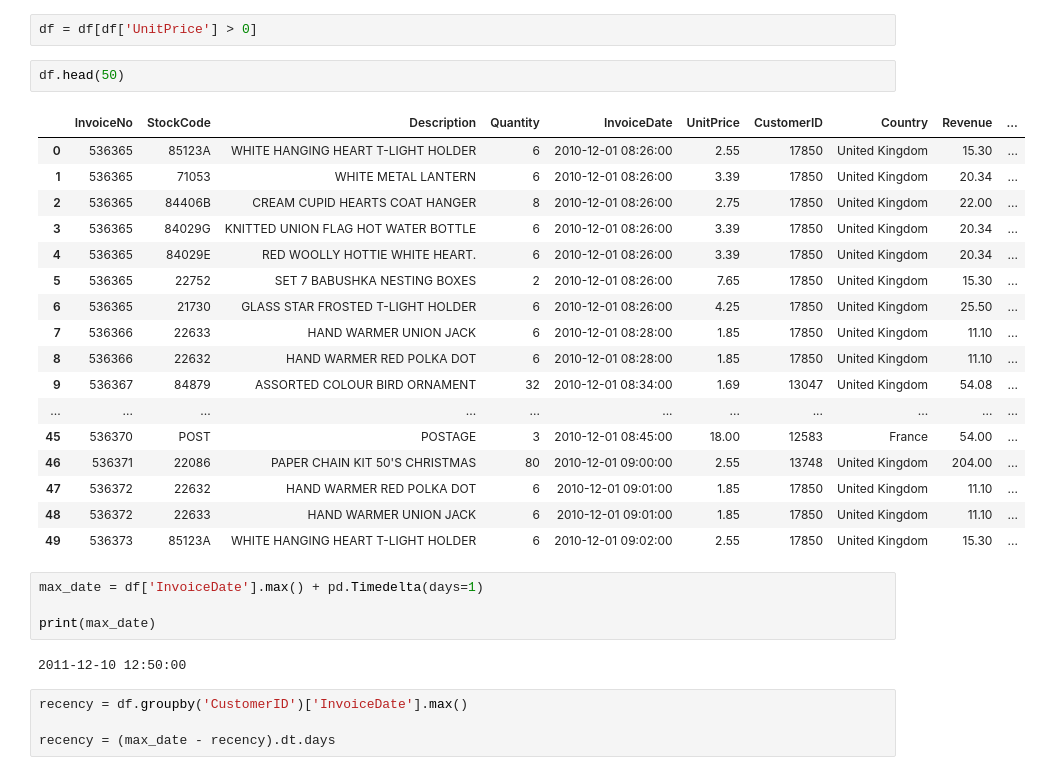
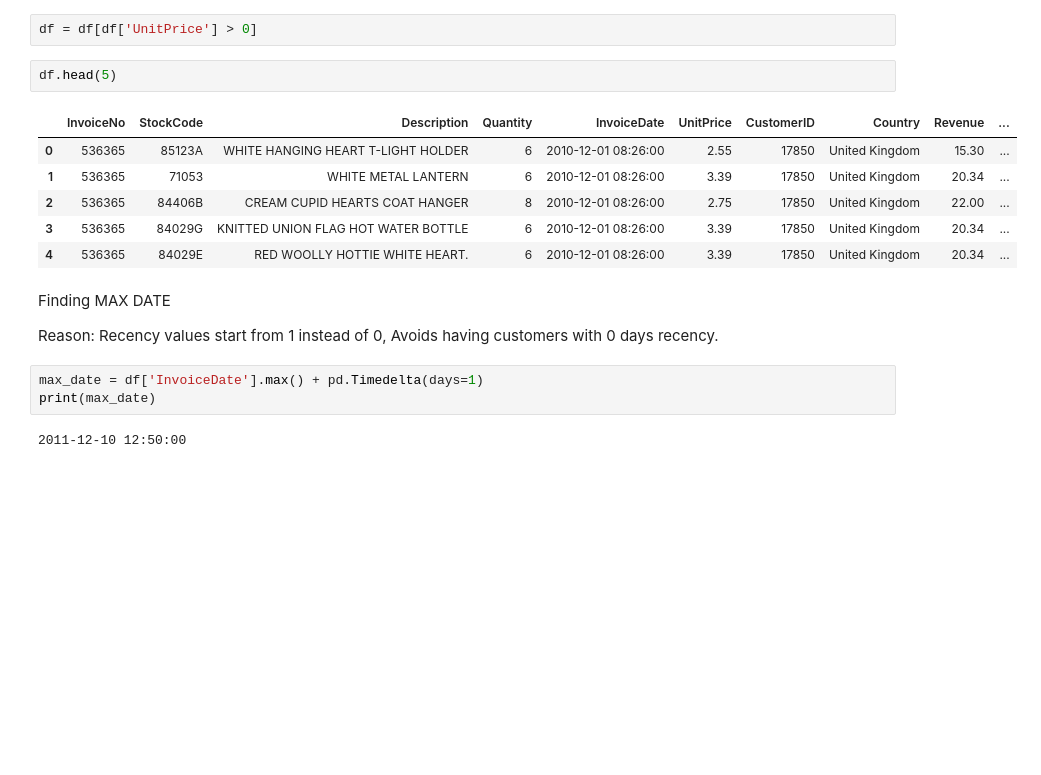
Before and after one commit to Dheeraj223/Dhee_MSc_DS_Project, a Jupyter notebook: Notebooks/Untitled-1.ipynb, the cells around one changed output. Cells and saved outputs as stored; diff of their text form; blank space fills up the shorter version.

Commit message:
customer segmentation

```diff
--- a/Notebooks/Untitled-1.ipynb
+++ b/Notebooks/Untitled-1.ipynb
@@ -231,32 +218,20 @@ removing negative prices
 # %%
 df = df[df['UnitPrice'] > 0]
 # %%
-df.head(50)
+df.head(5)
 # %% [output]
 |  | InvoiceNo | StockCode | Description | Quantity | InvoiceDate | UnitPrice | CustomerID | Country | Revenue | ... |
 | 0 | 536365 | 85123A | WHITE HANGING HEART T-LIGHT HOLDER | 6 | 2010-12-01 08:26:00 | 2.55 | 17850 | United Kingdom | 15.30 | ... |
 | 1 | 536365 | 71053 | WHITE METAL LANTERN | 6 | 2010-12-01 08:26:00 | 3.39 | 17850 | United Kingdom | 20.34 | ... |
 | 2 | 536365 | 84406B | CREAM CUPID HEARTS COAT HANGER | 8 | 2010-12-01 08:26:00 | 2.75 | 17850 | United Kingdom | 22.00 | ... |
 | 3 | 536365 | 84029G | KNITTED UNION FLAG HOT WATER BOTTLE | 6 | 2010-12-01 08:26:00 | 3.39 | 17850 | United Kingdom | 20.34 | ... |
 | 4 | 536365 | 84029E | RED WOOLLY HOTTIE WHITE HEART. | 6 | 2010-12-01 08:26:00 | 3.39 | 17850 | United Kingdom | 20.34 | ... |
-| 5 | 536365 | 22752 | SET 7 BABUSHKA NESTING BOXES | 2 | 2010-12-01 08:26:00 | 7.65 | 17850 | United Kingdom | 15.30 | ... |
-| 6 | 536365 | 21730 | GLASS STAR FROSTED T-LIGHT HOLDER | 6 | 2010-12-01 08:26:00 | 4.25 | 17850 | United Kingdom | 25.50 | ... |
-| 7 | 536366 | 22633 | HAND WARMER UNION JACK | 6 | 2010-12-01 08:28:00 | 1.85 | 17850 | United Kingdom | 11.10 | ... |
-| 8 | 536366 | 22632 | HAND WARMER RED POLKA DOT | 6 | 2010-12-01 08:28:00 | 1.85 | 17850 | United Kingdom | 11.10 | ... |
-| 9 | 536367 | 84879 | ASSORTED COLOUR BIRD ORNAMENT | 32 | 2010-12-01 08:34:00 | 1.69 | 13047 | United Kingdom | 54.08 | ... |
-| ... | ... | ... | ... | ... | ... | ... | ... | ... | ... | ... |
-| 45 | 536370 | POST | POSTAGE | 3 | 2010-12-01 08:45:00 | 18.00 | 12583 | France | 54.00 | ... |
-| 46 | 536371 | 22086 | PAPER CHAIN KIT 50'S CHRISTMAS | 80 | 2010-12-01 09:00:00 | 2.55 | 13748 | United Kingdom | 204.00 | ... |
-| 47 | 536372 | 22632 | HAND WARMER RED POLKA DOT | 6 | 2010-12-01 09:01:00 | 1.85 | 17850 | United Kingdom | 11.10 | ... |
-| 48 | 536372 | 22633 | HAND WARMER UNION JACK | 6 | 2010-12-01 09:01:00 | 1.85 | 17850 | United Kingdom | 11.10 | ... |
-| 49 | 536373 | 85123A | WHITE HANGING HEART T-LIGHT HOLDER | 6 | 2010-12-01 09:02:00 | 2.55 | 17850 | United Kingdom | 15.30 | ... |
+# %% [markdown]
+Finding MAX DATE
+
+Reason: Recency values start from 1 instead of 0, Avoids having customers with 0 days recency.
 # %%
 max_date = df['InvoiceDate'].max() + pd.Timedelta(days=1)
-
 print(max_date)
 # %% [output]
 2011-12-10 12:50:00
-# %%
-recency = df.groupby('CustomerID')['InvoiceDate'].max()
-
-recency = (max_date - recency).dt.days
```
Also changed, not shown: parts of 43 cells of this notebook, 4 other files.
